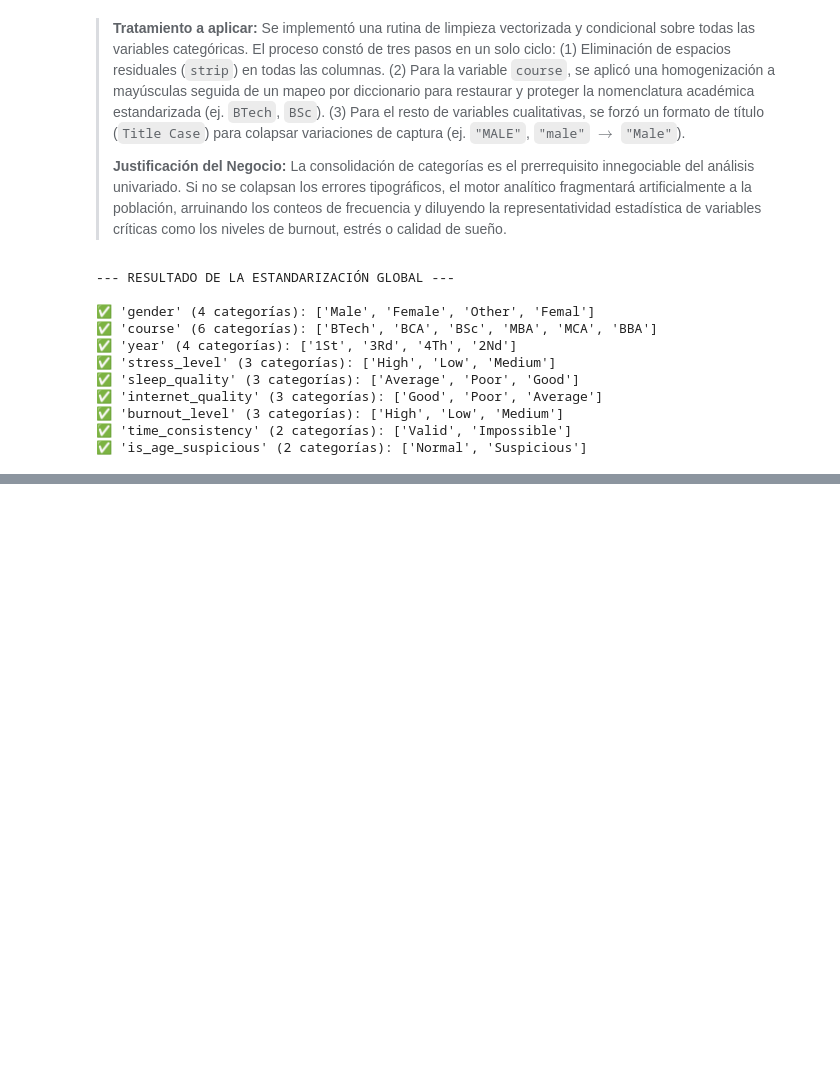
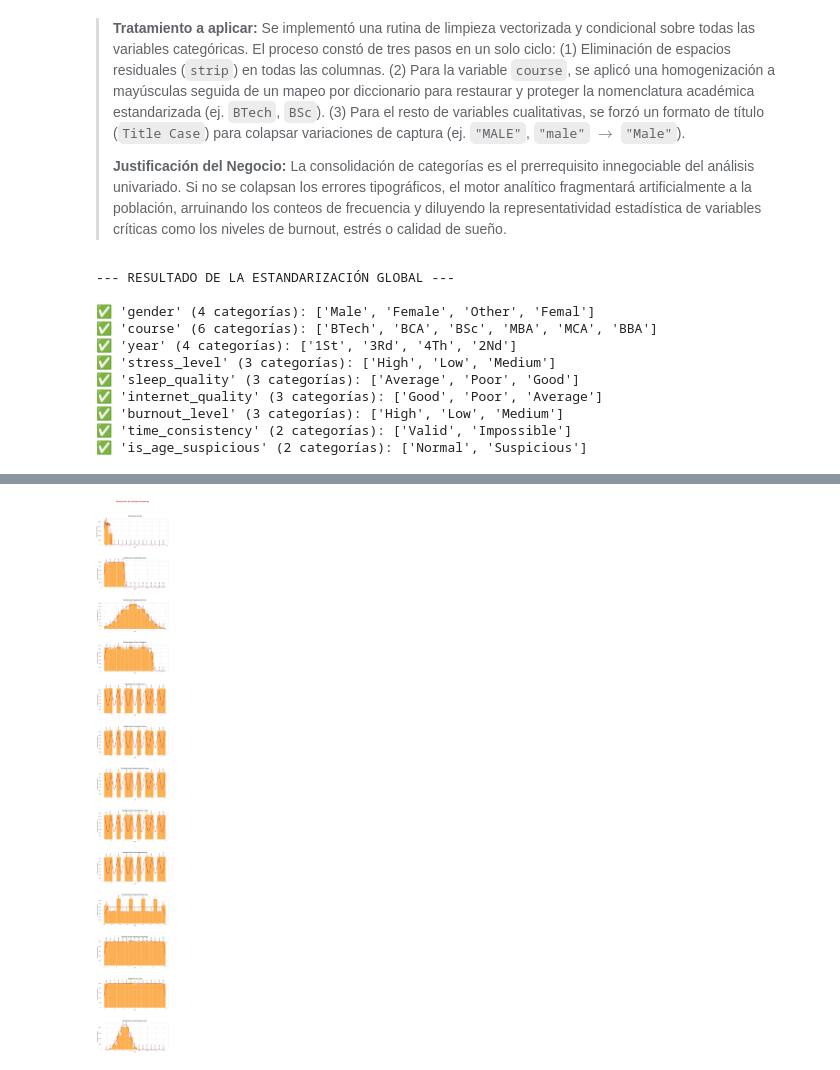
Before and after one commit to kevinmateojimenez/TRABAJO-FINAL, a Jupyter notebook: EDA_Entregable.ipynb, the cells around one changed output, grey strips where cells are left out. Saved outputs shown, nothing was run; the diff lists cells and outputs as text; code cells hidden in the pictures; blank space fills up the shorter version.

```diff
--- a/EDA_Entregable.ipynb
+++ b/EDA_Entregable.ipynb
@@ -803,0 +819,54 @@ for col in columnas_categoricas:
+# %%
+import matplotlib.pyplot as plt
+import seaborn as sns
+
+# 1. Identificar columnas numéricas excluyendo el ID
+columnas_num = df.select_dtypes(include=['float64', 'int64']).columns.drop('student_id', errors='ignore')
+
+# 2. Configurar el lienzo
+fig, axes = plt.subplots(nrows=len(columnas_num), ncols=1, figsize=(12, 7 * len(columnas_num)))
+fig.suptitle('Distribución de Variables Numéricas', fontsize=22, color='#BA352C', fontweight='bold', y=0.99)
+sns.set_style("whitegrid")
+
+# 3. Generar un gráfico por cada variable
+for i, col in enumerate(columnas_num):
+    ax = axes[i]
+
+    # Creamos el histograma con el KDE (El color naranja aplica a las barras)
+    sns.histplot(data=df, x=col, kde=True, bins=15, ax=ax, color='#FC9C28', edgecolor='white', alpha=0.8)
+
+    # TRUCO INFALIBLE: Forzar el color y grosor de la línea KDE que acaba de dibujar
+    if len(ax.lines) > 0:
+        ax.lines[0].set_color('#BA352C') # Rojo UAL
+        ax.lines[0].set_linewidth(3)
+
+    # Estética del gráfico
+    ax.set_title(f'Distribución de: {col.replace("_", " ").title()}', fontsize=16, fontweight='bold', color='#333333', pad=25)
+    ax.set_xlabel('Valor', fontsize=12)
+    ax.set_ylabel('Cantidad de Estudiantes', fontsize=12)
+
+    # 4. Etiquetas: Solo el rango y en formato VERTICAL
+    for p in ax.patches:
+        altura = p.get_height()
+        if altura > 0:
+            inicio = p.get_x()
+            ancho = p.get_width()
+            fin = inicio + ancho
+
+            # Texto solo con el rango
+            texto_rango = f"{inicio:.1f} - {fin:.1f}"
+
+            # Añadir anotación con rotation=90 (vertical)
+            ax.annotate(texto_rango,
+                        (inicio + ancho / 2., altura),
+                        ha='center', va='bottom',
+                        rotation=90, # Aquí está la magia de la rotación
+                        fontsize=10, color='#333333', fontweight='bold',
+                        xytext=(0, 5), textcoords='offset points')
+
+# Ajustar márgenes
+plt.tight_layout(rect=[0, 0, 1, 0.97])
+plt.subplots_adjust(hspace=0.6) # Un poco más de espacio porque el texto vertical es más alto
+plt.show()
+# %% [output]
+[figure, added]
```
Also changed, not shown: parts of 10 cells of this notebook.
